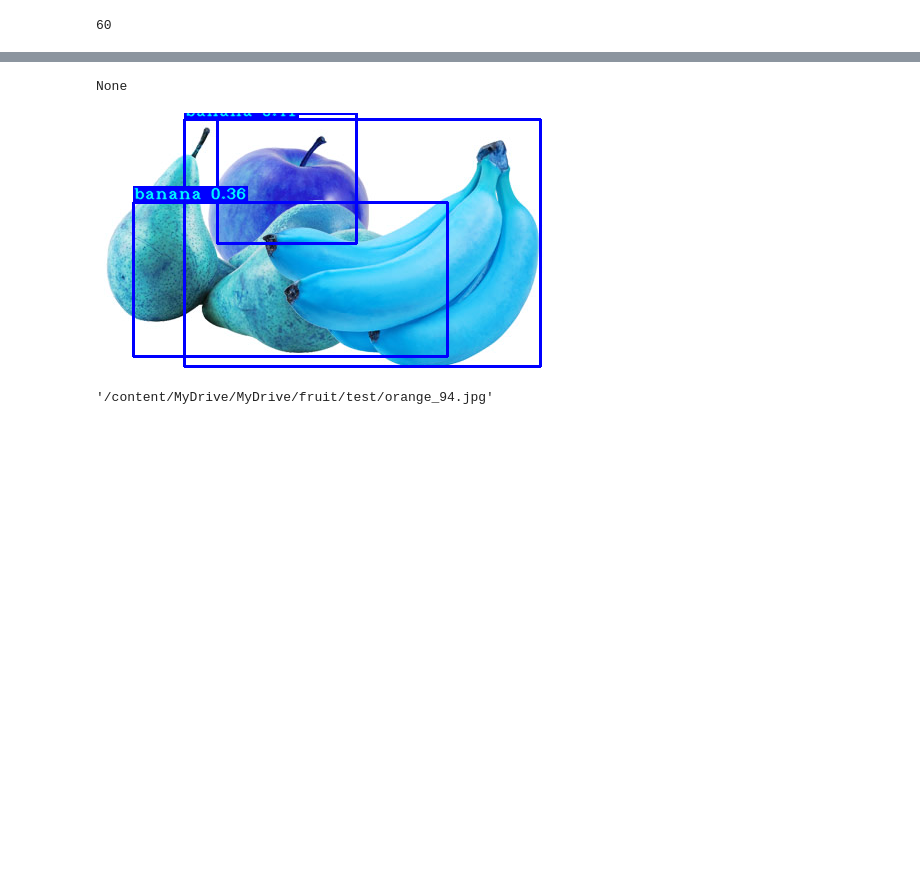
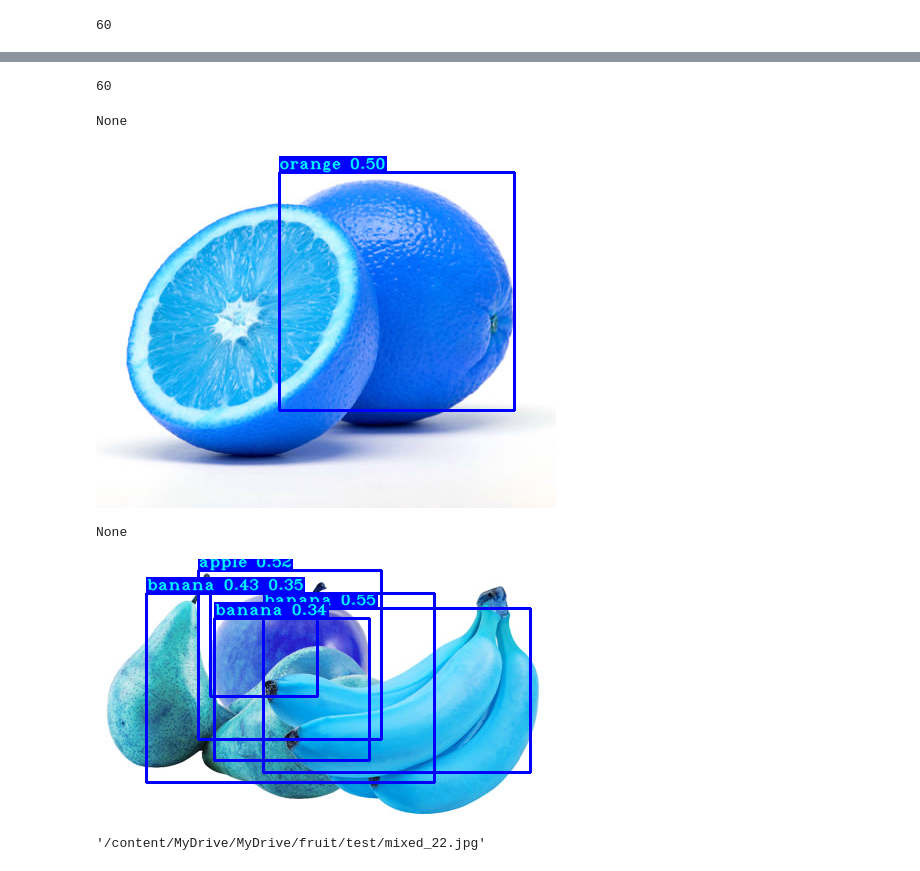
Before and after one commit to PJibin/test_poject, a Jupyter notebook: yolov3_test.ipynb, the cells around one changed output, grey strips where cells are left out. Cells and saved outputs as stored; diff of their text form; code cells hidden in the pictures; blank space fills up the shorter version.

```diff
--- a/yolov3_test.ipynb
+++ b/yolov3_test.ipynb
@@ -1266,38 +1197,52 @@ best_val_loss
+# %%
+import random
+from glob import glob
+
+
+datapath = r'/content/MyDrive/MyDrive/fruit/test'
+img_list = glob(os.path.join(datapath, '*.jpg'))
+print(len(img_list))
+# %% [output]
+60
 # %%
 
 import os
 import cv2
 import numpy as np
 import random
 import time
 import tensorflow as tf
+import random
 from google.colab.patches import cv2_imshow
 
 
 YOLO_INPUT_SIZE = 416
 input_size=YOLO_INPUT_SIZE
 
+for x in range(2):
+  a = random.randrange(0, 59)
 
-
-# image_path ="./fruit/test/banana_77.jpg" #image_info[0]
-image_path = r'/content/MyDrive/MyDrive/fruit/test/mixed_24.jpg'
+  # image_path ="./fruit/test/banana_77.jpg" #image_info[0]
+  #image_path = img_list[a]
 
 
 
-yolo = Create_Yolov3(input_size=input_size, CLASSES=TRAIN_CLASSES)
-# yolo.load_weights("./checkpoints/yolov3_custom")
-yolo.load_weights("./yolov3_custom")
+  yolo = Create_Yolov3(input_size=input_size, CLASSES=TRAIN_CLASSES)
+  # yolo.load_weights("./checkpoints/yolov3_custom")
+  yolo.load_weights("./yolov3_custom")
 
 
 
 
 
-img = detect_image(yolo, image_path, "", input_size=input_size, show=True, CLASSES=TRAIN_CLASSES, rectangle_colors=(255,0,0))
-cv2_imshow(img)
+  img = detect_image(yolo, img_list[a], "", input_size=input_size, show=True, CLASSES=TRAIN_CLASSES, rectangle_colors=(255,0,0))
+  cv2_imshow(img)
 # %% [output]
 None
-[figure, old version]
+[figure, new version]
+None
+[figure, added]
 # %%
 image_path
 # %% [output]
-'/content/MyDrive/MyDrive/fruit/test/orange_94.jpg'
+'/content/MyDrive/MyDrive/fruit/test/mixed_22.jpg'
```
Also changed, not shown: parts of 9 cells of this notebook.
